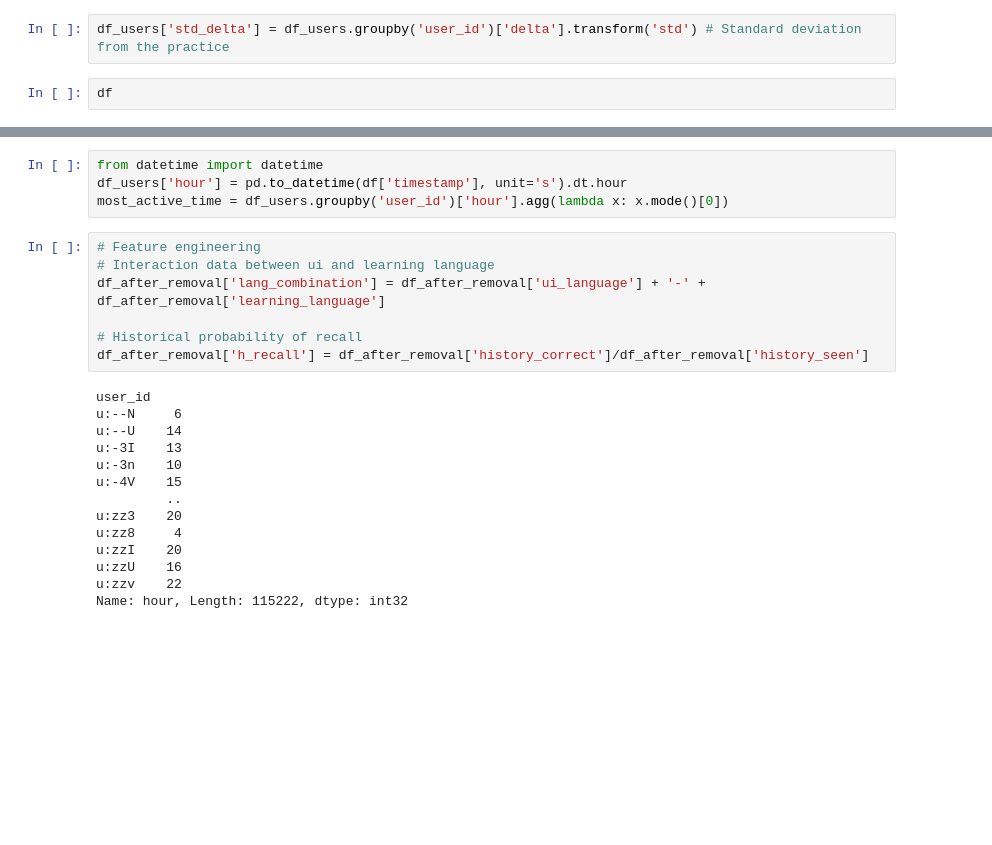
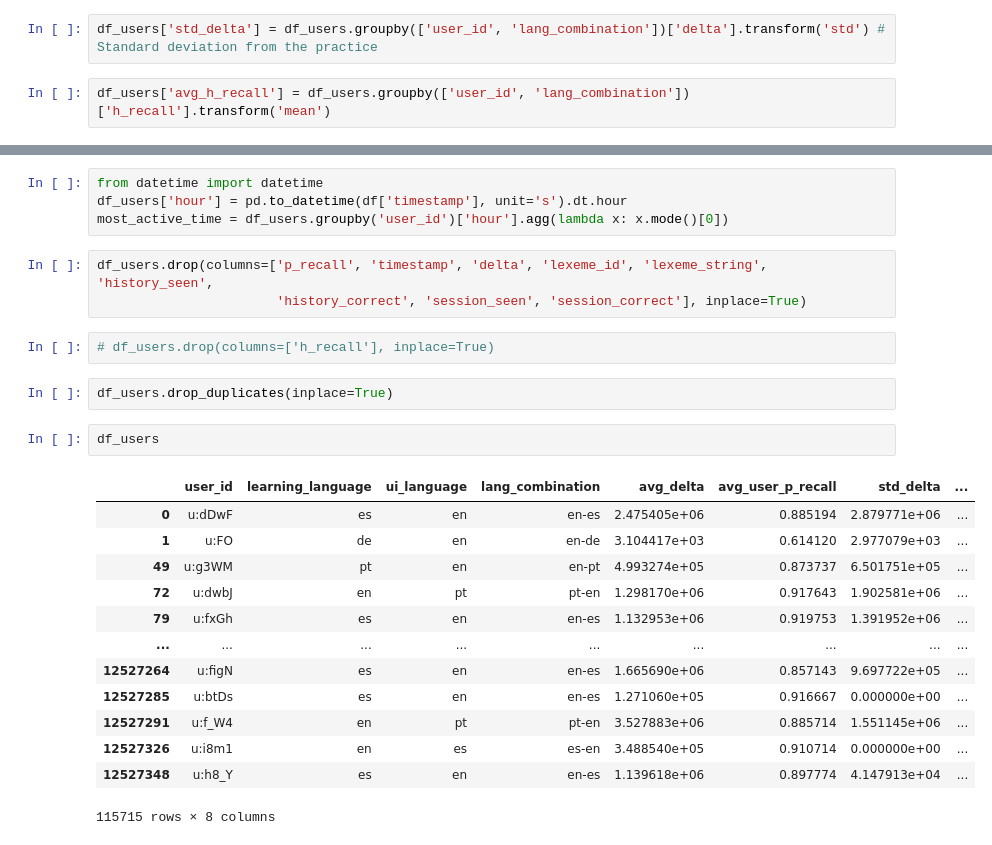
Before and after one commit to juliakubisa/spaced_repetition_algorithm, a Jupyter notebook: notebooks/user_embeddings.ipynb, the cells around one changed output, grey strips where cells are left out. Saved outputs shown, nothing was run; the diff lists cells and outputs as text; blank space fills up the shorter version.

```diff
--- a/notebooks/user_embeddings.ipynb
+++ b/notebooks/user_embeddings.ipynb
@@ -96,4 +60,4 @@ df_users['avg_delta'] = df_users.groupby('user_id')['delta'].transform('mean') #
 # %%
-df_users['std_delta'] = df_users.groupby('user_id')['delta'].transform('std') # Standard deviation from the practice
+df_users['std_delta'] = df_users.groupby(['user_id', 'lang_combination'])['delta'].transform('std') # Standard deviation from the practice
 # %%
-df
+df_users['avg_h_recall'] = df_users.groupby(['user_id', 'lang_combination'])['h_recall'].transform('mean')
@@ -115,24 +65,26 @@ df
 from datetime import datetime
 df_users['hour'] = pd.to_datetime(df['timestamp'], unit='s').dt.hour
 most_active_time = df_users.groupby('user_id')['hour'].agg(lambda x: x.mode()[0])
-# %%
-# Feature engineering
-# Interaction data between ui and learning language
-df_after_removal['lang_combination'] = df_after_removal['ui_language'] + '-' + df_after_removal['learning_language']
-
-# Historical probability of recall
-df_after_removal['h_recall'] = df_after_removal['history_correct']/df_after_removal['history_seen']
-# %% [output]
-user_id
-u:--N     6
-u:--U    14
-u:-3I    13
-u:-3n    10
-u:-4V    15
-         ..
-u:zz3    20
-u:zz8     4
-u:zzI    20
-u:zzU    16
-u:zzv    22
-Name: hour, Length: 115222, dtype: int32
+# %%
+df_users.drop(columns=['p_recall', 'timestamp', 'delta', 'lexeme_id', 'lexeme_string', 'history_seen',
+                       'history_correct', 'session_seen', 'session_correct'], inplace=True)
+# %%
+# df_users.drop(columns=['h_recall'], inplace=True)
+# %%
+df_users.drop_duplicates(inplace=True)
+# %%
+df_users
+# %% [output]
+|  | user_id | learning_language | ui_language | lang_combination | avg_delta | avg_user_p_recall | std_delta | ... |
+| 0 | u:dDwF | es | en | en-es | 2.475405e+06 | 0.885194 | 2.879771e+06 | ... |
+| 1 | u:FO | de | en | en-de | 3.104417e+03 | 0.614120 | 2.977079e+03 | ... |
+| 49 | u:g3WM | pt | en | en-pt | 4.993274e+05 | 0.873737 | 6.501751e+05 | ... |
+| 72 | u:dwbJ | en | pt | pt-en | 1.298170e+06 | 0.917643 | 1.902581e+06 | ... |
+| 79 | u:fxGh | es | en | en-es | 1.132953e+06 | 0.919753 | 1.391952e+06 | ... |
+| ... | ... | ... | ... | ... | ... | ... | ... | ... |
+| 12527264 | u:figN | es | en | en-es | 1.665690e+06 | 0.857143 | 9.697722e+05 | ... |
+| 12527285 | u:btDs | es | en | en-es | 1.271060e+05 | 0.916667 | 0.000000e+00 | ... |
+| 12527291 | u:f_W4 | en | pt | pt-en | 3.527883e+06 | 0.885714 | 1.551145e+06 | ... |
+| 12527326 | u:i8m1 | en | es | es-en | 3.488540e+05 | 0.910714 | 0.000000e+00 | ... |
+| 12527348 | u:h8_Y | es | en | en-es | 1.139618e+06 | 0.897774 | 4.147913e+04 | ... |
+115715 rows × 8 columns
```
Also changed, not shown: parts of 15 cells of this notebook, 2 other files.
